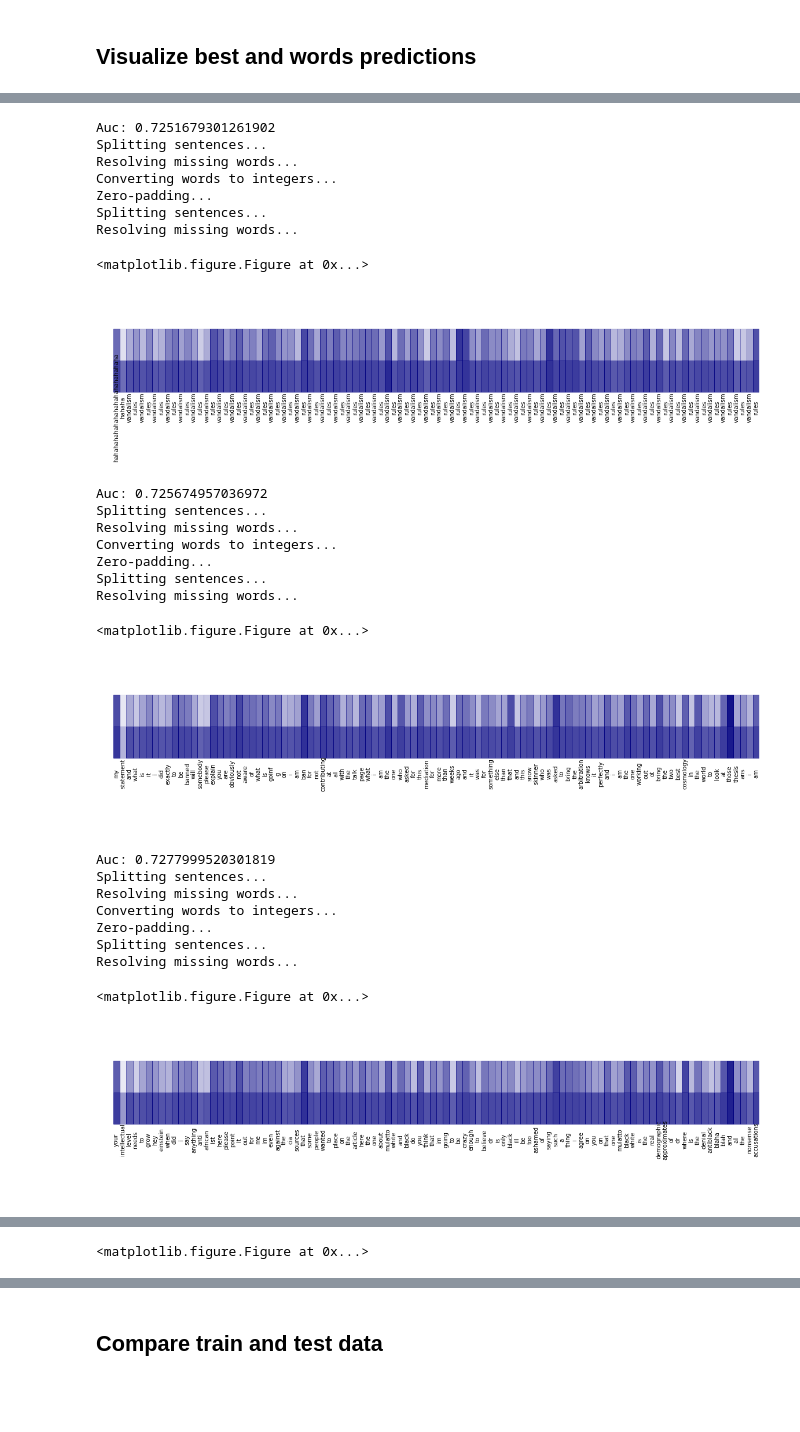
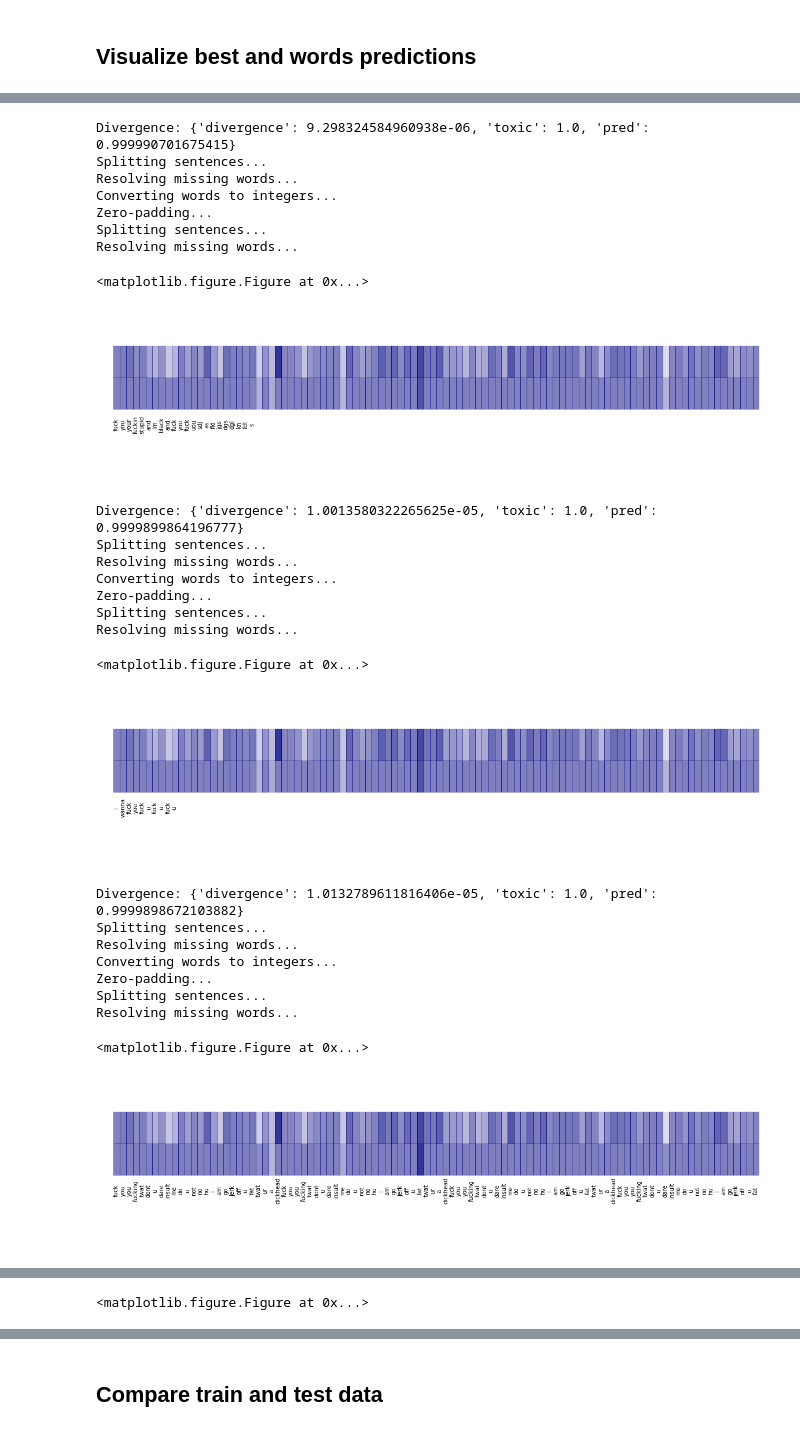
Before and after one commit to richwkc/Kaggle-Toxic-Comment-Classification-Challenge, a Jupyter notebook: codebase/visualize-rnn.ipynb, the cells around one changed output, grey strips where cells are left out. Drawn from its saved outputs; the diff is of its cells as text; code cells hidden in the pictures; blank space fills up the shorter version.

Commit message:
Fixes indexing of i2v and sets up for aws instance training.

```diff
--- a/codebase/visualize-rnn.ipynb
+++ b/codebase/visualize-rnn.ipynb
@@ -100,7 +141,7 @@ lstmUnits = 100
 numClasses = 2
 batchSize = 1024
 
-def defineModel(dropout, recurrent_dropout):
+def defineModel(dropout, recurrent_dropout, cnn_dropout):
     model = Sequential()
 
     model.add(Embedding(
@@ -120,7 +161,19 @@ def defineModel(dropout, recurrent_dropout):
         lstmUnits,
         dropout=dropout,
         recurrent_dropout=recurrent_dropout,
+        return_sequences=True,
         name="LSTM"))
+
+    model.add(Conv1D(
+            100,
+            3,
+            padding = "valid",
+            activation = "relu",
+            strides = 1))
+
+    model.add(GlobalMaxPool1D())
+
+    model.add(Dropout(cnn_dropout))
 
     model.add(Dense(
         2,
@@ -167,10 +220,12 @@ def fitModel(model, trainDataset, testDataset, printAucCallback, label, epochs,
 %%time
 dropout = 0.7
 recurrentDropout = 0.4
-model = defineModel(dropout, recurrentDropout)
+
+cnnDropout = 0.5
+model = defineModel(dropout, recurrentDropout, cnnDropout)
 printAucCallback = PrintAucCallback(8192, printFrequency=0.02)
 
-model, testSentences, testLabels = fitModel(model, train, test, printAucCallback, "toxic", 6)
+model, testSentences, testLabels = fitModel(model, train, test, printAucCallback, "toxic", 10)
 # %% [output]
 _________________________________________________________________
 Layer (type)                 Output Shape              Param #
@@ -298,23 +411,40 @@ predictions = model.predict(testSentences, batch_size=4*batchSize)
 # %%
-sortedPredictions = np.abs(test.toxic - predictions[:, 1]).sort_values()
+def getSortedPredictions(toxic):
+    return pd.concat(
+            [np.abs(test.toxic - predictions[:, 1]).rename("divergence"),
+             test.toxic,
+             pd.Series(predictions[:, 1], name="pred")],
+        axis=1)[test.toxic == toxic].sort_values(by="divergence")
 
-worstPredictionsPositive = list(zip(test.loc[sortedPredictions[-5:].index.tolist()].comment_text, sortedPredictions[-5:]))
-bestPredictions = list(zip(test.loc[sortedPredictions[:5].index.tolist()].comment_text, sortedPredictions[:5]))
+def bestAndWorst(sortedPredictions):
+    best = list(zip(
+        test.loc[sortedPredictions[:5].index.tolist()].comment_text,
+        sortedPredictions[:5].to_dict(orient="records")))
+    worst = list(zip(
+        test.loc[sortedPredictions[-5:].index.tolist()].comment_text,
+        sortedPredictions[-5:].to_dict(orient="records")))
+    return best, worst
+
+sortedPredictionsPositive = getSortedPredictions(1)
+sortedPredictionsNegative = getSortedPredictions(0)
+
+bestPredictionsPositive, worstPredictionsPositive = bestAndWorst(sortedPredictionsPositive)
+bestPredictionsNegative, worstPredictionsNegative = bestAndWorst(sortedPredictionsNegative)
 # %%
-for (sentence, prediction) in bestPredictions:
+for (sentence, prediction) in bestPredictionsPositive:
     print("Divergence: {}".format(prediction))
     plotActivations(sentence)
 # %% [output]
-Auc: 0.7251679301261902
+Divergence: {'divergence': 9.298324584960938e-06, 'toxic': 1.0, 'pred': 0.999990701675415}
 Splitting sentences...
 Resolving missing words...
 Converting words to integers...
 Zero-padding...
 Splitting sentences...
 Resolving missing words...
 <matplotlib.figure.Figure at 0x...>
-[figure, old version]
+[figure, new version]
-Auc: 0.725674957036972
+Divergence: {'divergence': 1.0013580322265625e-05, 'toxic': 1.0, 'pred': 0.9999899864196777}
 Splitting sentences...
 Resolving missing words...
 Converting words to integers...
@@ -322,8 +452,8 @@ Zero-padding...
 Splitting sentences...
 Resolving missing words...
 <matplotlib.figure.Figure at 0x...>
-[figure, old version]
+[figure, new version]
-Auc: 0.7277999520301819
+Divergence: {'divergence': 1.0132789611816406e-05, 'toxic': 1.0, 'pred': 0.9999898672103882}
 Splitting sentences...
 Resolving missing words...
 Converting words to integers...
@@ -331,4 +461,4 @@ Zero-padding...
 Splitting sentences...
 Resolving missing words...
 <matplotlib.figure.Figure at 0x...>
-[figure, old version]
+[figure, new version]
```
Also changed, not shown: parts of 20 cells of this notebook, 1 other file.
